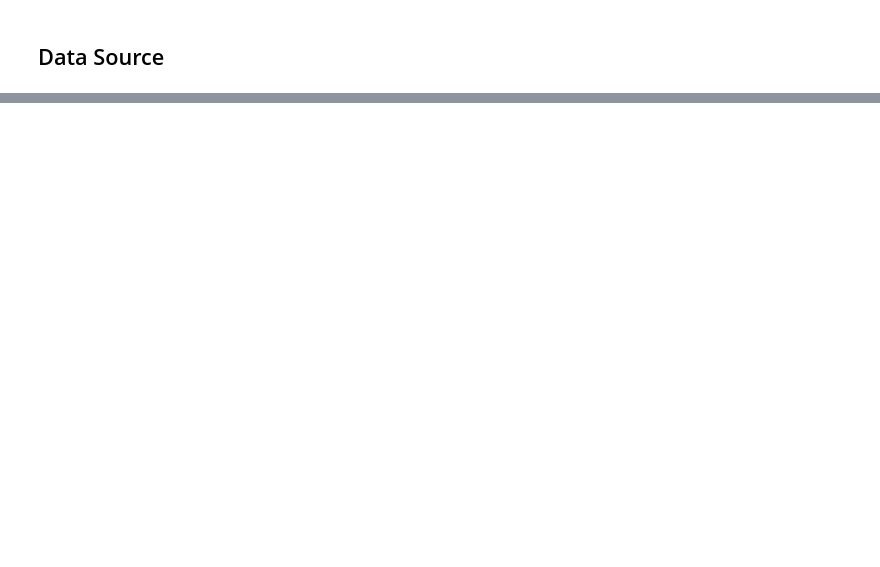
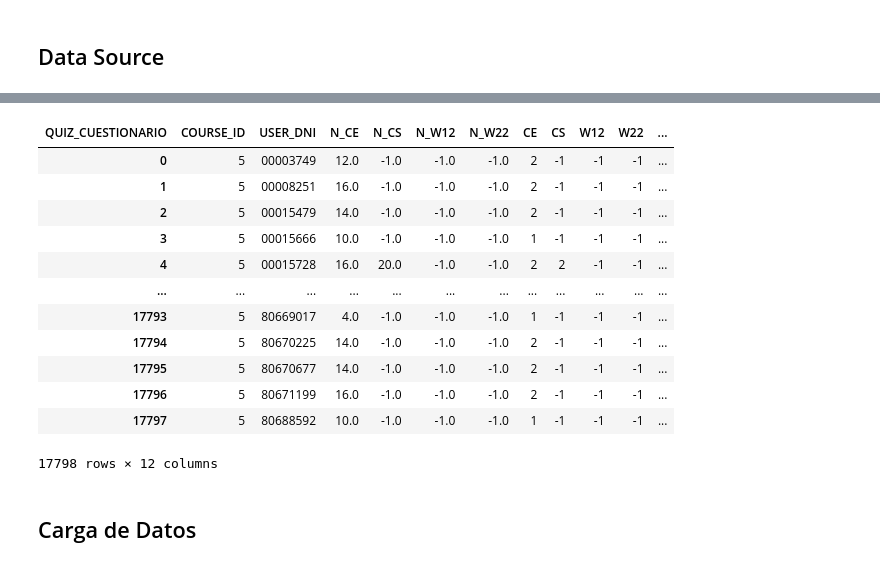
Before and after one commit to juorme/difods_2023_prod, a Jupyter notebook: cluster/cluster_docentes.ipynb, the cells around one changed output, grey strips where cells are left out. Drawn from its saved outputs; the diff is of its cells as text; code cells hidden in the pictures; blank space fills up the shorter version.

```diff
--- a/cluster/cluster_docentes.ipynb
+++ b/cluster/cluster_docentes.ipynb
@@ -117,0 +172,2 @@ eda1[eda1['CONT']>1]
+# %%
+df_norm = StandardScaler().fit_transform(df_table.drop(['COURSE_ID','USER_DNI'],axis=1))
@@ -117,0 +207,4 @@ eda1[eda1['CONT']>1]
+# %%
+#Asignación de Clustar
+kmeans = KMeans(n_clusters=4, random_state=123).fit(X=df_norm)
+predicted_clusters_kmeans = kmeans.predict(df_norm)
@@ -117,0 +223,3 @@ eda1[eda1['CONT']>1]
+# %%
+df_table['CLUSTER'] = predicted_clusters_kmeans + 1
+df_table.groupby('CLUSTER')['USER_DNI'].count()
@@ -117,0 +290,21 @@ eda1[eda1['CONT']>1]
+# %%
+df_table.rename({'QUIZ_CUESTIONARIO':'IDX','Cuestionario de entrada':'N_CE','Cuestionario de salida':'N_CS','W1 2: Desarrollo Cuestionario':'N_W12','W2 2: Desarrollo Cuestionario':'N_W22'}, axis=1 , inplace=True)
+# %%
+df_table['FECHA_REPORTE'] = datetime.datetime.now().date()
+df_table
+# %% [output]
+| QUIZ_CUESTIONARIO | COURSE_ID | USER_DNI | N_CE | N_CS | N_W12 | N_W22 | CE | CS | W12 | W22 | ... |
+| 0 | 5 | 00003749 | 12.0 | -1.0 | -1.0 | -1.0 | 2 | -1 | -1 | -1 | ... |
+| 1 | 5 | 00008251 | 16.0 | -1.0 | -1.0 | -1.0 | 2 | -1 | -1 | -1 | ... |
+| 2 | 5 | 00015479 | 14.0 | -1.0 | -1.0 | -1.0 | 2 | -1 | -1 | -1 | ... |
+| 3 | 5 | 00015666 | 10.0 | -1.0 | -1.0 | -1.0 | 1 | -1 | -1 | -1 | ... |
+| 4 | 5 | 00015728 | 16.0 | 20.0 | -1.0 | -1.0 | 2 | 2 | -1 | -1 | ... |
+| ... | ... | ... | ... | ... | ... | ... | ... | ... | ... | ... | ... |
+| 17793 | 5 | 80669017 | 4.0 | -1.0 | -1.0 | -1.0 | 1 | -1 | -1 | -1 | ... |
+| 17794 | 5 | 80670225 | 14.0 | -1.0 | -1.0 | -1.0 | 2 | -1 | -1 | -1 | ... |
+| 17795 | 5 | 80670677 | 14.0 | -1.0 | -1.0 | -1.0 | 2 | -1 | -1 | -1 | ... |
+| 17796 | 5 | 80671199 | 16.0 | -1.0 | -1.0 | -1.0 | 2 | -1 | -1 | -1 | ... |
+| 17797 | 5 | 80688592 | 10.0 | -1.0 | -1.0 | -1.0 | 1 | -1 | -1 | -1 | ... |
+17798 rows × 12 columns
+# %% [markdown]
+## Carga de Datos
```
Also changed, not shown: parts of 35 cells of this notebook, 9 other files.
